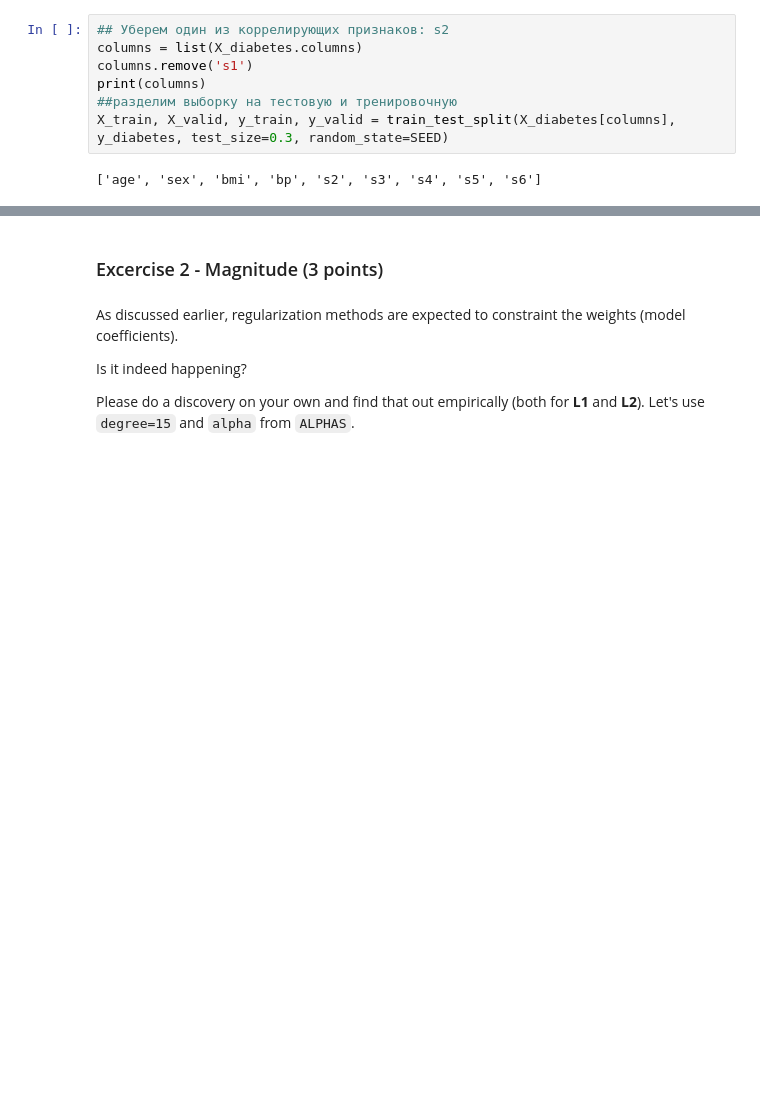
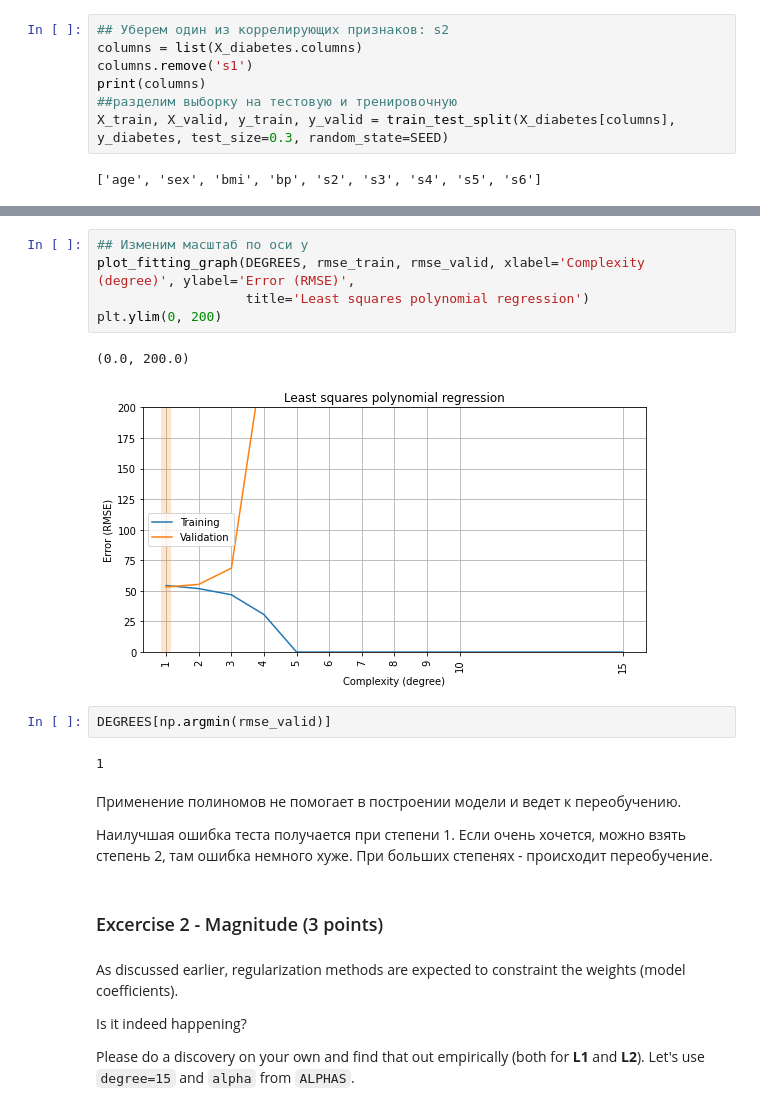
Before and after one commit to bonvech/ml-intro-2, a Jupyter notebook: 4_overfitting_regularization/overfitting_regularization.ipynb, the cells around one changed output, grey strips where cells are left out. Saved outputs shown, nothing was run; the diff lists cells and outputs as text; blank space fills up the shorter version.

```diff
--- a/4_overfitting_regularization/overfitting_regularization.ipynb
+++ b/4_overfitting_regularization/overfitting_regularization.ipynb
@@ -488,3 +579,19 @@ plot_fitting_graph(DEGREES, rmse_train, rmse_valid, xlabel='Complexity (degree)'
+# %%
+## Изменим масштаб по оси y
+plot_fitting_graph(DEGREES, rmse_train, rmse_valid, xlabel='Complexity (degree)', ylabel='Error (RMSE)',
+                   title='Least squares polynomial regression')
+plt.ylim(0, 200)
+# %% [output]
+(0.0, 200.0)
+[figure, added]
+# %%
+DEGREES[np.argmin(rmse_valid)]
+# %% [output]
+1
+# %% [markdown]
+Применение полиномов не помогает в построении модели и ведет к переобучению.
+
+Наилучшая ошибка теста получается при степени 1. Если очень хочется, можно взять степень 2, там ошибка немного хуже. При больших степенях - происходит переобучение.
 # %% [markdown]
 ### Excercise 2 - Magnitude (3 points)
 # %% [markdown]
```
Also changed, not shown: parts of 16 cells of this notebook.
